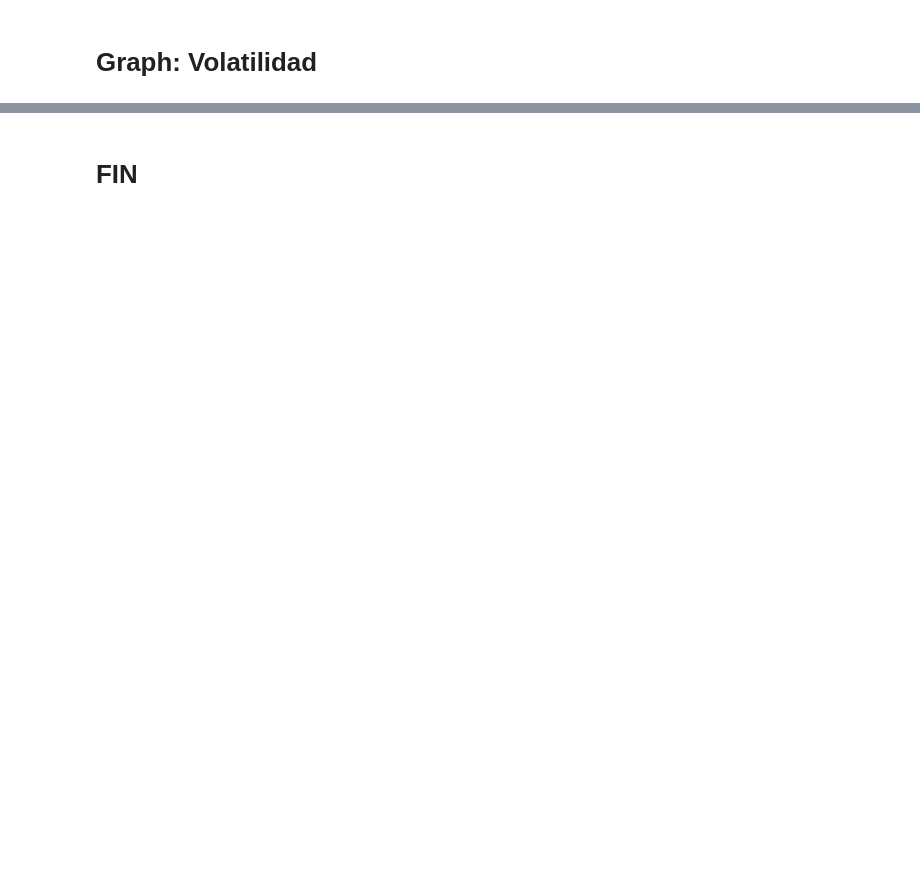
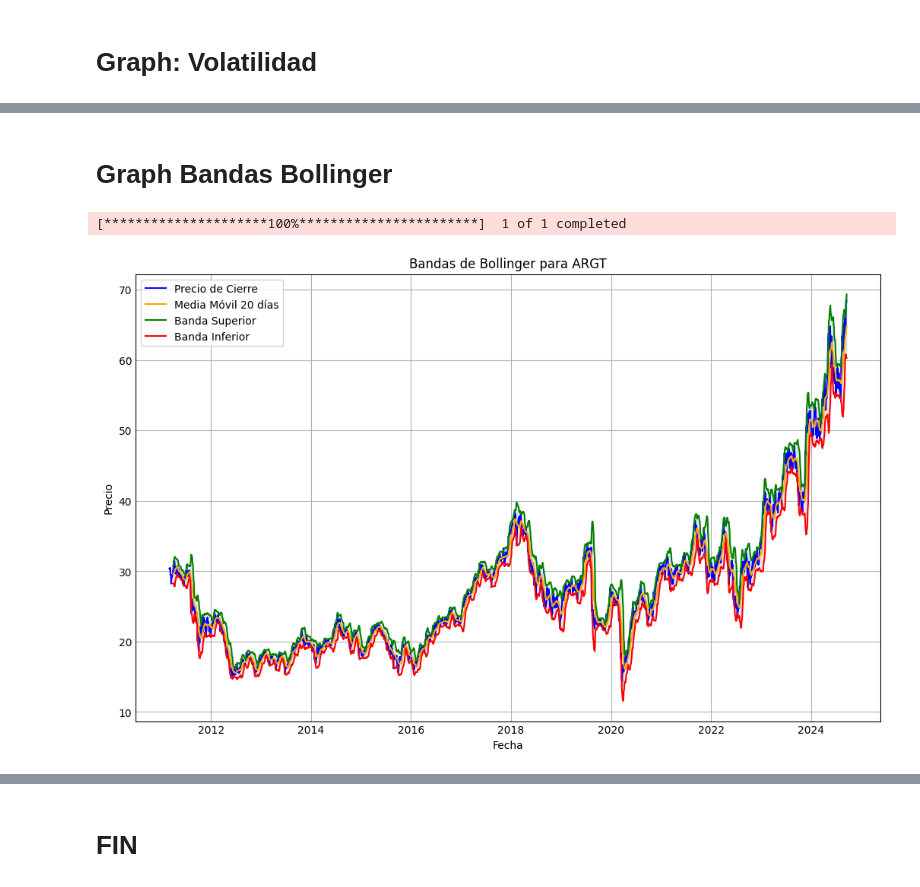
Before and after one commit to SantiData87/yFinance, a Jupyter notebook: argy_2011_hoy.ipynb, the cells around one changed output, grey strips where cells are left out. Saved outputs shown, nothing was run; the diff lists cells and outputs as text; code cells hidden in the pictures; blank space fills up the shorter version.

```diff
--- a/argy_2011_hoy.ipynb
+++ b/argy_2011_hoy.ipynb
@@ -390 +364,50 @@ Date
 Name: Close, dtype: float64
+# %% [markdown]
+# Graph Bandas Bollinger
+# %%
+import yfinance as yf
+import pandas as pd
+import matplotlib.pyplot as plt
+from datetime import date
+
+# Fecha de hoy
+today = date.today()
+
+# Descargar datos de un activo
+ticker = ticker
+df = yf.download(ticker, start=DESDE, end=today)
+
+# Calcular la Media Móvil de 20 días
+df['SMA_20'] = df['Close'].rolling(window=20).mean()
+
+# Calcular la desviación estándar de 20 días
+df['stddev'] = df['Close'].rolling(window=20).std()
+
+# Calcular las Bandas de Bollinger
+df['Upper_Band'] = df['SMA_20'] + (df['stddev'] * 2)
+df['Lower_Band'] = df['SMA_20'] - (df['stddev'] * 2)
+
+# Crear un DataFrame con las columnas de interés
+df_bollinger = df[['Close', 'SMA_20', 'Upper_Band', 'Lower_Band']]
+
+# Graficar las Bandas de Bollinger
+plt.figure(figsize=(10, 6))
+plt.plot(df.index, df['Close'], label='Precio de Cierre', color='blue')
+plt.plot(df.index, df['SMA_20'], label='Media Móvil 20 días', color='orange')
+plt.plot(df.index, df['Upper_Band'], label='Banda Superior', color='green')
+plt.plot(df.index, df['Lower_Band'], label='Banda Inferior', color='red')
+plt.fill_between(df.index, df['Upper_Band'], df['Lower_Band'], color='lightgrey', alpha=0.5)
+
+# Personalizar el gráfico
+plt.title(f'Bandas de Bollinger para {ticker}')
+plt.xlabel('Fecha')
+plt.ylabel('Precio')
+plt.legend(loc='best')
+plt.grid(True)
+plt.show()
+
+# Exportar a un archivo Excel
+df_bollinger.to_excel('bandas_de_bollinger_con_grafico.xlsx', index=False)
+# %% [output]
+[*********************100%***********************]  1 of 1 completed
+[figure, added]
```
Also changed, not shown: parts of 20 cells of this notebook.
